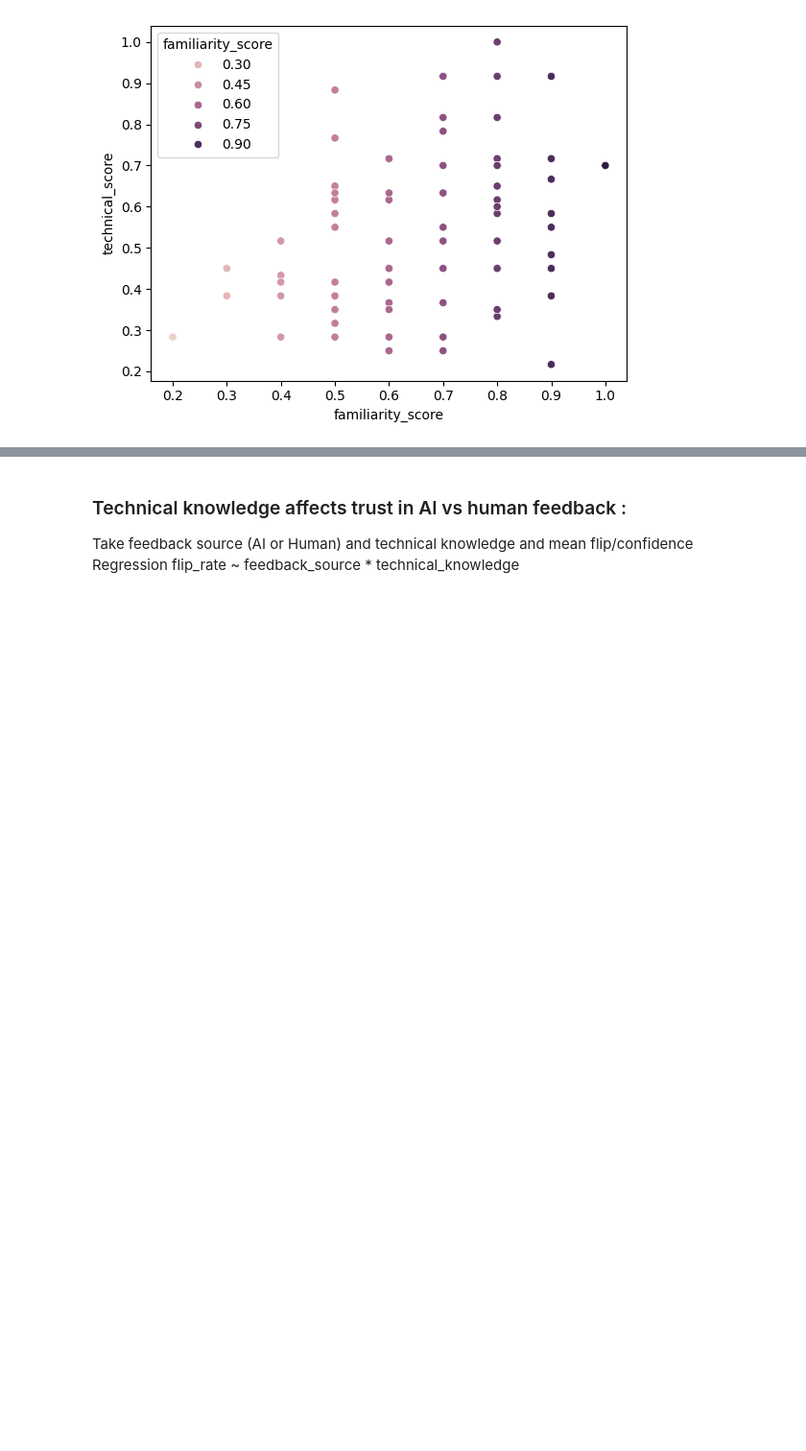
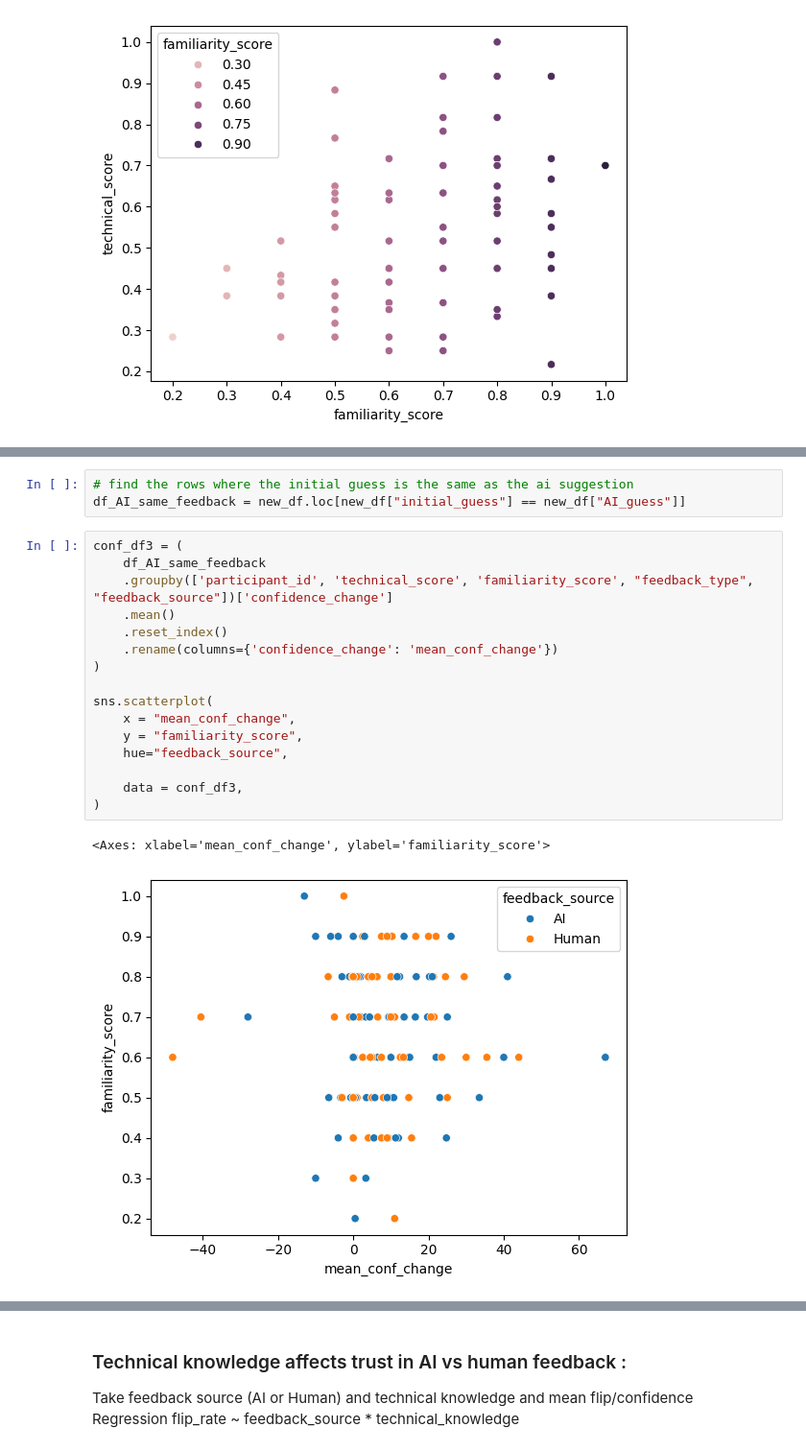
Before and after one commit to liogrnbrg/SHS_Psycho, a Jupyter notebook: main_analysis.ipynb, the cells around one changed output, grey strips where cells are left out. Shown: that part at 96% size. Cells and saved outputs as stored; diff of their text form; blank space fills up the shorter version.

```diff
--- a/main_analysis.ipynb
+++ b/main_analysis.ipynb
@@ -601,0 +632,22 @@ sns.scatterplot(
+# %%
+# find the rows where the initial guess is the same as the ai suggestion
+df_AI_same_feedback = new_df.loc[new_df["initial_guess"] == new_df["AI_guess"]]
+# %%
+conf_df3 = (
+    df_AI_same_feedback
+    .groupby(['participant_id', 'technical_score', 'familiarity_score', "feedback_type", "feedback_source"])['confidence_change']
+    .mean()
+    .reset_index()
+    .rename(columns={'confidence_change': 'mean_conf_change'})
+)
+
+sns.scatterplot(
+    x = "mean_conf_change",
+    y = "familiarity_score",
+    hue="feedback_source",
+
+    data = conf_df3,
+)
+# %% [output]
+<Axes: xlabel='mean_conf_change', ylabel='familiarity_score'>
+[figure, added]
```
Also changed, not shown: parts of 5 cells of this notebook, 1 other file.
